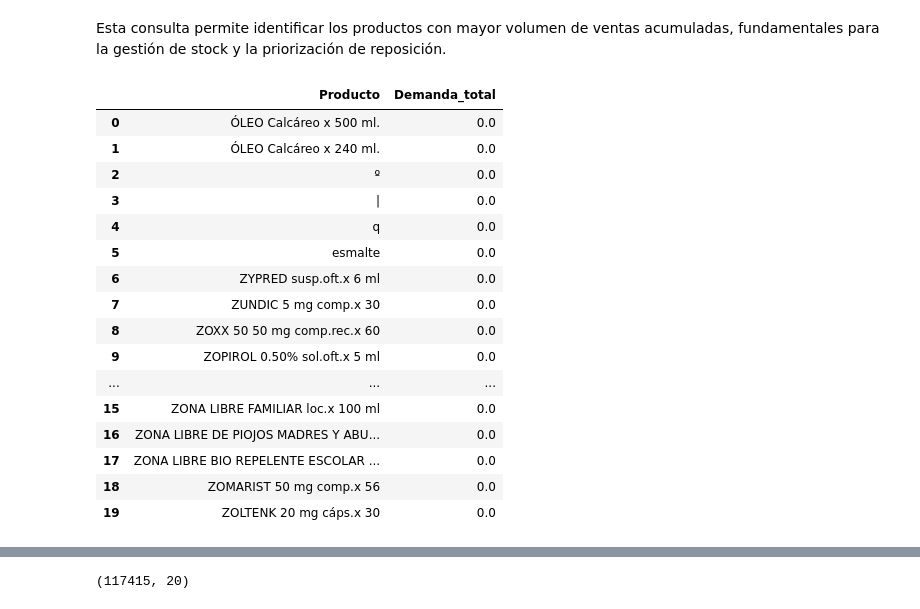
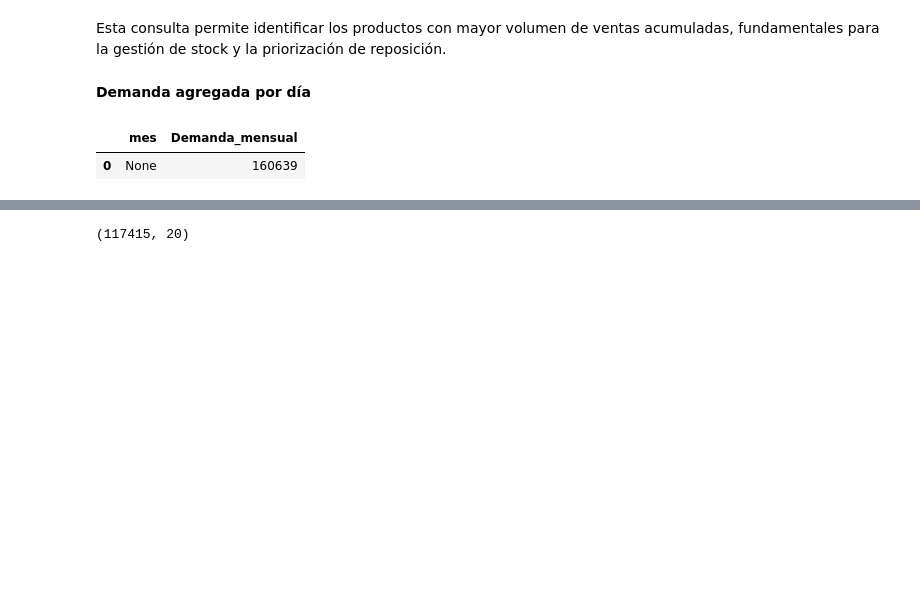
Before and after one commit to 4GeeksAcademy/sp-ml-20-final-project-g2, a Jupyter notebook: src/eda-ineta.ipynb, the cells around one changed output, grey strips where cells are left out. Cells and saved outputs as stored; diff of their text form; code cells hidden in the pictures; blank space fills up the shorter version.

```diff
--- a/src/eda-ineta.ipynb
+++ b/src/eda-ineta.ipynb
@@ -106,27 +108,17 @@ pd.read_sql(query_product, conn)
 7676 rows × 2 columns
 # %% [markdown]
 Esta consulta permite identificar los productos con mayor volumen de ventas acumuladas, fundamentales para la gestión de stock y la priorización de reposición.
+# %% [markdown]
+**Demanda agregada por día**
 # %%
-query_top_20 = '''
+query_per_day = """
+SELECT strftime('%Y-%m', Fecha) AS mes, SUM("Cant") AS Demanda_mensual
+FROM ventas
+GROUP BY mes
+ORDER BY mes;
+"""
 
-'''
-
-pd.read_sql(query_top_20, conn)
+pd.read_sql(query_per_day, conn)
 # %% [output]
-|  | Producto | Demanda_total |
-| 0 | ÓLEO Calcáreo x 500 ml. | 0.0 |
-| 1 | ÓLEO Calcáreo x 240 ml. | 0.0 |
-| 2 | º | 0.0 |
-| 3 | | | 0.0 |
-| 4 | q | 0.0 |
-| 5 | esmalte | 0.0 |
-| 6 | ZYPRED susp.oft.x 6 ml | 0.0 |
-| 7 | ZUNDIC 5 mg comp.x 30 | 0.0 |
-| 8 | ZOXX 50 50 mg comp.rec.x 60 | 0.0 |
-| 9 | ZOPIROL 0.50% sol.oft.x 5 ml | 0.0 |
-| ... | ... | ... |
-| 15 | ZONA LIBRE FAMILIAR loc.x 100 ml | 0.0 |
-| 16 | ZONA LIBRE DE PIOJOS MADRES Y ABU... | 0.0 |
-| 17 | ZONA LIBRE BIO REPELENTE ESCOLAR ... | 0.0 |
-| 18 | ZOMARIST 50 mg comp.x 56 | 0.0 |
-| 19 | ZOLTENK 20 mg cáps.x 30 | 0.0 |
+|  | mes | Demanda_mensual |
+| 0 | None | 160639 |
```
Also changed, not shown: parts of 20 cells of this notebook, 1 other file.
